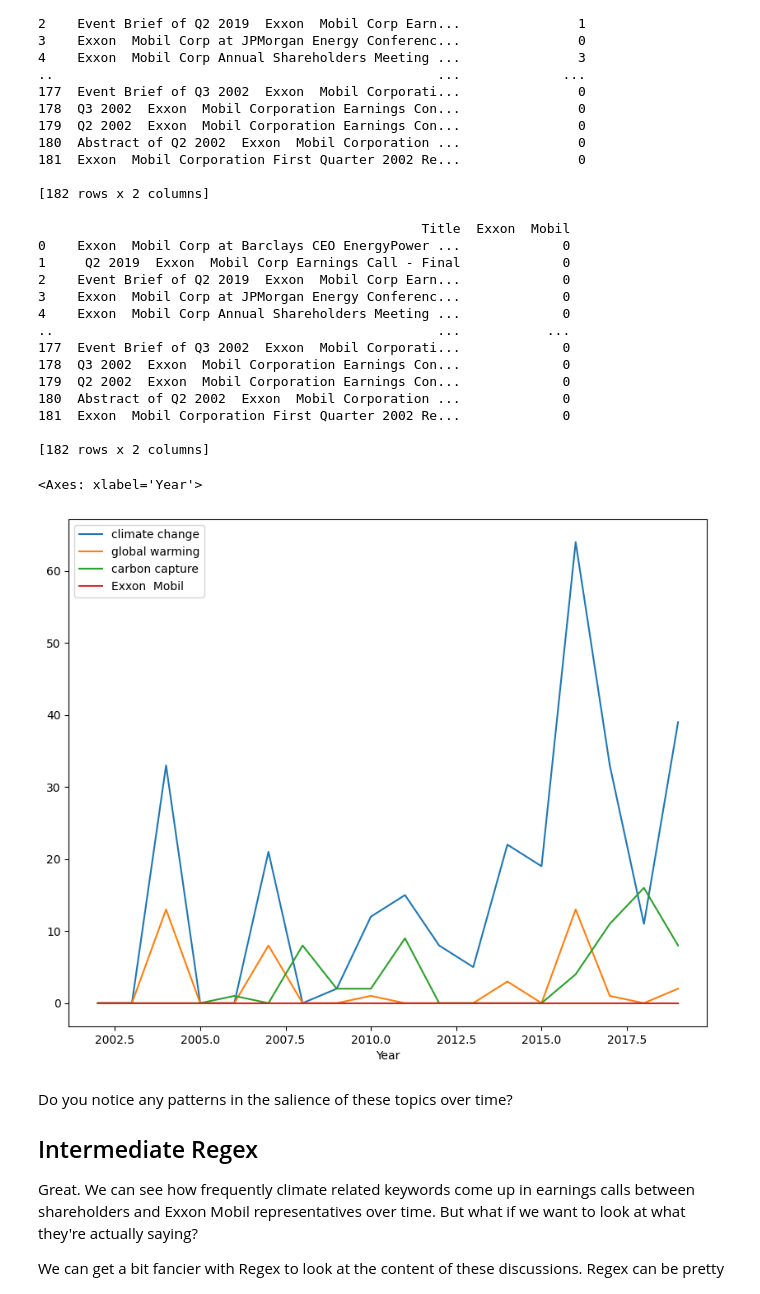
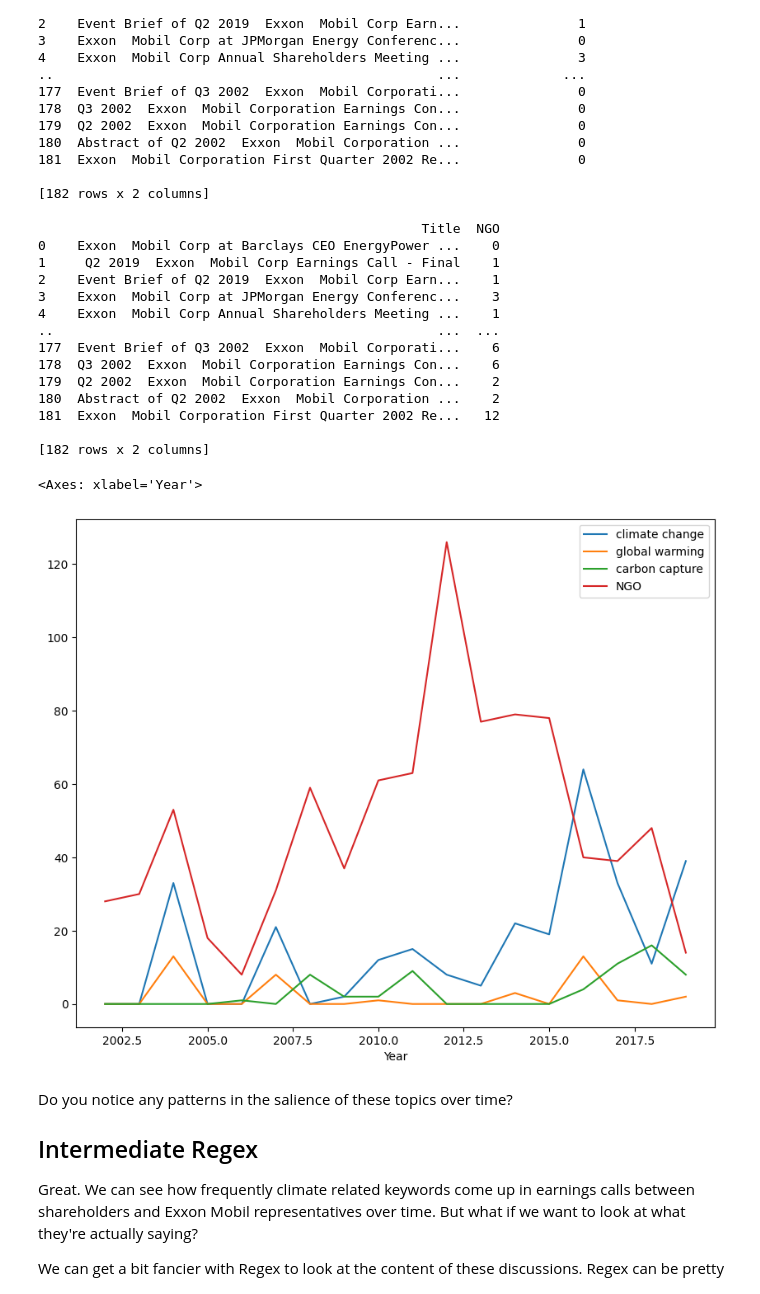
Before and after one commit to khou128/QM2, a Jupyter notebook: notebooks/W04. Natural Language Processing.ipynb, the cells around one changed output. Saved outputs shown, nothing was run; the diff lists cells and outputs as text; code cells hidden in the pictures.

```diff
--- a/notebooks/W04. Natural Language Processing.ipynb
+++ b/notebooks/W04. Natural Language Processing.ipynb
@@ -345,37 +345,37 @@ print(df[['Title','carbon capture']])
 [182 rows x 2 columns]
 # %%
 
-df['Exxon  Mobil']=df['Text'].apply(lambda x: len(re.findall(r'Exxon  Mobil', x, re.IGNORECASE)))
+df['NGO']=df['Text'].apply(lambda x: len(re.findall(r'NGO', x, re.IGNORECASE)))
 
-print(df[['Title','Exxon  Mobil']])
+print(df[['Title','NGO']])
 # %% [output]
-                                                 Title  Exxon  Mobil
-0    Exxon  Mobil Corp at Barclays CEO EnergyPower ...             0
-1     Q2 2019  Exxon  Mobil Corp Earnings Call - Final             0
-2    Event Brief of Q2 2019  Exxon  Mobil Corp Earn...             0
-3    Exxon  Mobil Corp at JPMorgan Energy Conferenc...             0
-4    Exxon  Mobil Corp Annual Shareholders Meeting ...             0
-..                                                 ...           ...
-177  Event Brief of Q3 2002  Exxon  Mobil Corporati...             0
-178  Q3 2002  Exxon  Mobil Corporation Earnings Con...             0
-179  Q2 2002  Exxon  Mobil Corporation Earnings Con...             0
-180  Abstract of Q2 2002  Exxon  Mobil Corporation ...             0
-181  Exxon  Mobil Corporation First Quarter 2002 Re...             0
+                                                 Title  NGO
+0    Exxon  Mobil Corp at Barclays CEO EnergyPower ...    0
+1     Q2 2019  Exxon  Mobil Corp Earnings Call - Final    1
+2    Event Brief of Q2 2019  Exxon  Mobil Corp Earn...    1
+3    Exxon  Mobil Corp at JPMorgan Energy Conferenc...    3
+4    Exxon  Mobil Corp Annual Shareholders Meeting ...    1
+..                                                 ...  ...
+177  Event Brief of Q3 2002  Exxon  Mobil Corporati...    6
+178  Q3 2002  Exxon  Mobil Corporation Earnings Con...    6
+179  Q2 2002  Exxon  Mobil Corporation Earnings Con...    2
+180  Abstract of Q2 2002  Exxon  Mobil Corporation ...    2
+181  Exxon  Mobil Corporation First Quarter 2002 Re...   12
 
 [182 rows x 2 columns]
 # %%
 # extract the year from the date column
 df['Year']=df['Date'].dt.year
 
 # group the dataframe by year, calculating the sum of the "climate change" column
 # save it as a new dataframe called "yearly"
-yearly=df.groupby('Year')['climate change', 'global warming', 'carbon capture', 'Exxon  Mobil'].sum()
+yearly=df.groupby('Year')['climate change', 'global warming', 'carbon capture', 'NGO'].sum()
 
 # plot yearly
 yearly.plot()
 # %% [output]
 <Axes: xlabel='Year'>
-[figure, old version]
+[figure, new version]
 # %% [markdown]
 Do you notice any patterns in the salience of these topics over time?
 
```
